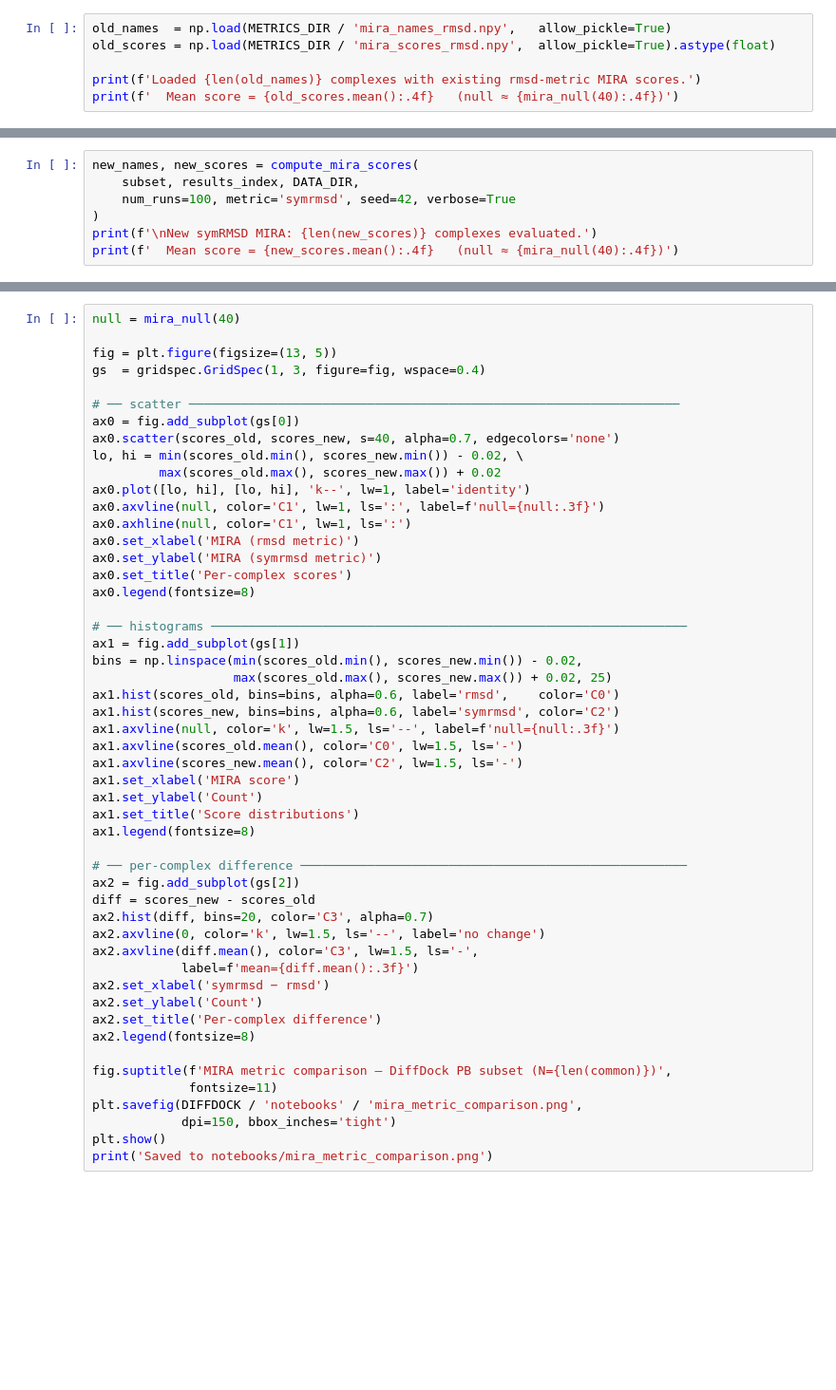
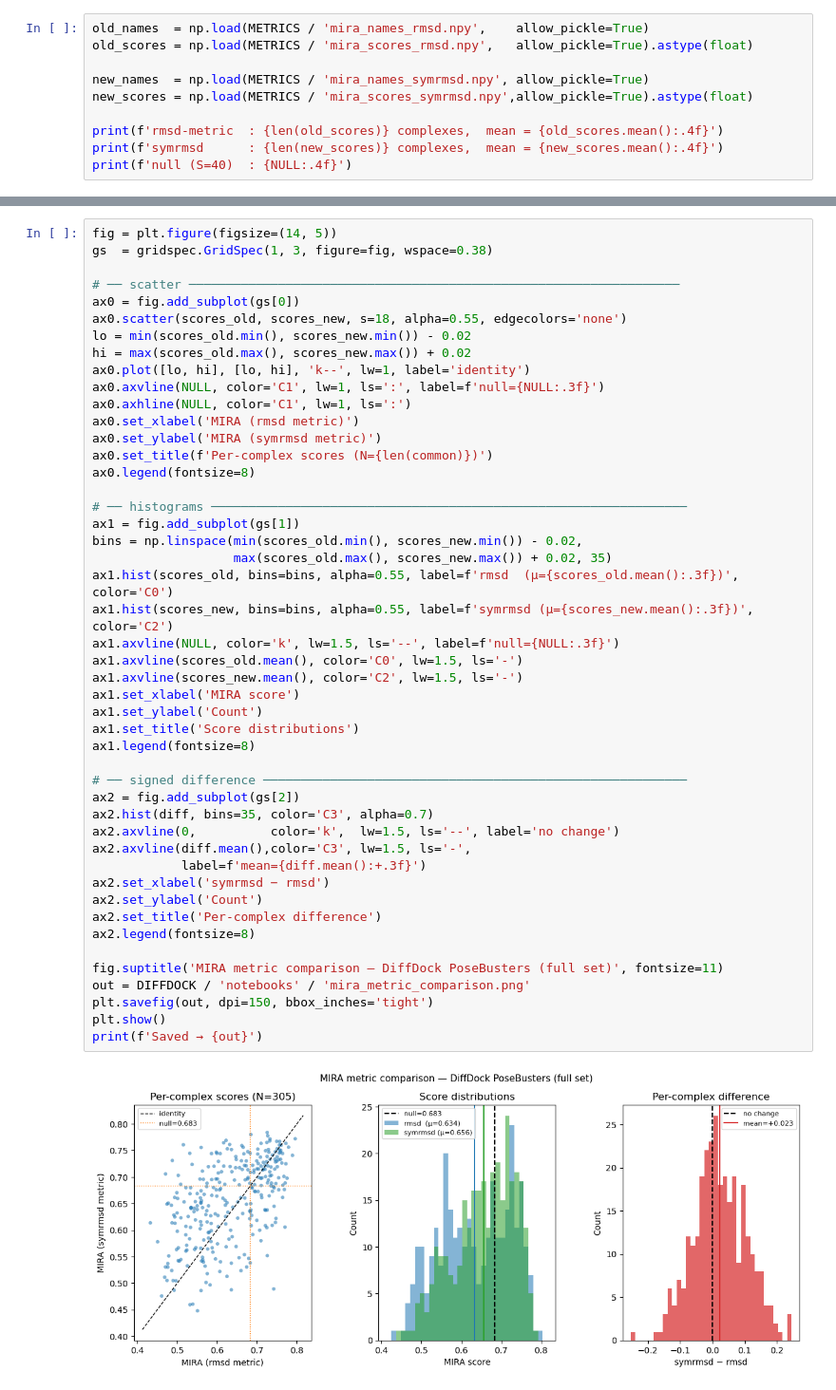
Before and after one commit to quentin-fuchs/MasterThesis, a Jupyter notebook: notebooks/check_implementation_change.ipynb, the cells around one changed output, grey strips where cells are left out. Shown at 95% size. Drawn from its saved outputs; the diff is of its cells as text; blank space fills up the shorter version.

```diff
--- a/notebooks/check_implementation_change.ipynb
+++ b/notebooks/check_implementation_change.ipynb
@@ -45,6 +33,10 @@ print('Paths set up.')
 # %%
-old_names  = np.load(METRICS_DIR / 'mira_names_rmsd.npy',   allow_pickle=True)
-old_scores = np.load(METRICS_DIR / 'mira_scores_rmsd.npy',  allow_pickle=True).astype(float)
+old_names  = np.load(METRICS / 'mira_names_rmsd.npy',    allow_pickle=True)
+old_scores = np.load(METRICS / 'mira_scores_rmsd.npy',   allow_pickle=True).astype(float)
 
-print(f'Loaded {len(old_names)} complexes with existing rmsd-metric MIRA scores.')
-print(f'  Mean score = {old_scores.mean():.4f}   (null ≈ {mira_null(40):.4f})')
+new_names  = np.load(METRICS / 'mira_names_symrmsd.npy', allow_pickle=True)
+new_scores = np.load(METRICS / 'mira_scores_symrmsd.npy',allow_pickle=True).astype(float)
+
+print(f'rmsd-metric  : {len(old_scores)} complexes,  mean = {old_scores.mean():.4f}')
+print(f'symrmsd      : {len(new_scores)} complexes,  mean = {new_scores.mean():.4f}')
+print(f'null (S=40)  : {NULL:.4f}')
@@ -66,7 +46,0 @@ print(f'Running symRMSD MIRA on {len(subset)} complexes ...')
-# %%
-new_names, new_scores = compute_mira_scores(
-    subset, results_index, DATA_DIR,
-    num_runs=100, metric='symrmsd', seed=42, verbose=True
-)
-print(f'\nNew symRMSD MIRA: {len(new_scores)} complexes evaluated.')
-print(f'  Mean score = {new_scores.mean():.4f}   (null ≈ {mira_null(40):.4f})')
@@ -91,51 +75,49 @@ print(f'  Mean abs diff = {np.abs(scores_old - scores_new).mean():.4f}')
 # %%
-null = mira_null(40)
-
-fig = plt.figure(figsize=(13, 5))
-gs  = gridspec.GridSpec(1, 3, figure=fig, wspace=0.4)
+fig = plt.figure(figsize=(14, 5))
+gs  = gridspec.GridSpec(1, 3, figure=fig, wspace=0.38)
 
 # ── scatter ──────────────────────────────────────────────────────────────────
 ax0 = fig.add_subplot(gs[0])
-ax0.scatter(scores_old, scores_new, s=40, alpha=0.7, edgecolors='none')
-lo, hi = min(scores_old.min(), scores_new.min()) - 0.02, \
-         max(scores_old.max(), scores_new.max()) + 0.02
+ax0.scatter(scores_old, scores_new, s=18, alpha=0.55, edgecolors='none')
+lo = min(scores_old.min(), scores_new.min()) - 0.02
+hi = max(scores_old.max(), scores_new.max()) + 0.02
 ax0.plot([lo, hi], [lo, hi], 'k--', lw=1, label='identity')
-ax0.axvline(null, color='C1', lw=1, ls=':', label=f'null={null:.3f}')
-ax0.axhline(null, color='C1', lw=1, ls=':')
+ax0.axvline(NULL, color='C1', lw=1, ls=':', label=f'null={NULL:.3f}')
+ax0.axhline(NULL, color='C1', lw=1, ls=':')
 ax0.set_xlabel('MIRA (rmsd metric)')
 ax0.set_ylabel('MIRA (symrmsd metric)')
-ax0.set_title('Per-complex scores')
+ax0.set_title(f'Per-complex scores (N={len(common)})')
 ax0.legend(fontsize=8)
 
 # ── histograms ────────────────────────────────────────────────────────────────
 ax1 = fig.add_subplot(gs[1])
 bins = np.linspace(min(scores_old.min(), scores_new.min()) - 0.02,
-                   max(scores_old.max(), scores_new.max()) + 0.02, 25)
-ax1.hist(scores_old, bins=bins, alpha=0.6, label='rmsd',    color='C0')
-ax1.hist(scores_new, bins=bins, alpha=0.6, label='symrmsd', color='C2')
-ax1.axvline(null, color='k', lw=1.5, ls='--', label=f'null={null:.3f}')
+                   max(scores_old.max(), scores_new.max()) + 0.02, 35)
+ax1.hist(scores_old, bins=bins, alpha=0.55, label=f'rmsd  (μ={scores_old.mean():.3f})',    color='C0')
+ax1.hist(scores_new, bins=bins, alpha=0.55, label=f'symrmsd (μ={scores_new.mean():.3f})', color='C2')
+ax1.axvline(NULL, color='k', lw=1.5, ls='--', label=f'null={NULL:.3f}')
 ax1.axvline(scores_old.mean(), color='C0', lw=1.5, ls='-')
 ax1.axvline(scores_new.mean(), color='C2', lw=1.5, ls='-')
 ax1.set_xlabel('MIRA score')
 ax1.set_ylabel('Count')
 ax1.set_title('Score distributions')
 ax1.legend(fontsize=8)
 
-# ── per-complex difference ────────────────────────────────────────────────────
+# ── signed difference ─────────────────────────────────────────────────────────
 ax2 = fig.add_subplot(gs[2])
-diff = scores_new - scores_old
-ax2.hist(diff, bins=20, color='C3', alpha=0.7)
-ax2.axvline(0, color='k', lw=1.5, ls='--', label='no change')
-ax2.axvline(diff.mean(), color='C3', lw=1.5, ls='-',
-            label=f'mean={diff.mean():.3f}')
+ax2.hist(diff, bins=35, color='C3', alpha=0.7)
+ax2.axvline(0,          color='k',  lw=1.5, ls='--', label='no change')
+ax2.axvline(diff.mean(),color='C3', lw=1.5, ls='-',
+            label=f'mean={diff.mean():+.3f}')
 ax2.set_xlabel('symrmsd − rmsd')
 ax2.set_ylabel('Count')
 ax2.set_title('Per-complex difference')
 ax2.legend(fontsize=8)
 
-fig.suptitle(f'MIRA metric comparison — DiffDock PB subset (N={len(common)})',
-             fontsize=11)
-plt.savefig(DIFFDOCK / 'notebooks' / 'mira_metric_comparison.png',
-            dpi=150, bbox_inches='tight')
+fig.suptitle('MIRA metric comparison — DiffDock PoseBusters (full set)', fontsize=11)
+out = DIFFDOCK / 'notebooks' / 'mira_metric_comparison.png'
+plt.savefig(out, dpi=150, bbox_inches='tight')
 plt.show()
-print('Saved to notebooks/mira_metric_comparison.png')
+print(f'Saved → {out}')
+# %% [output]
+[figure, added]
```
Also changed, not shown: parts of 17 cells of this notebook, 1 other file.
